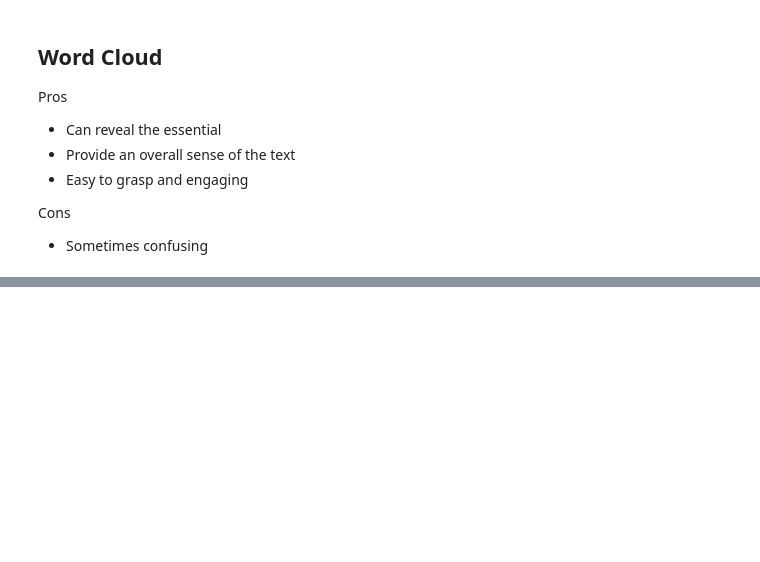
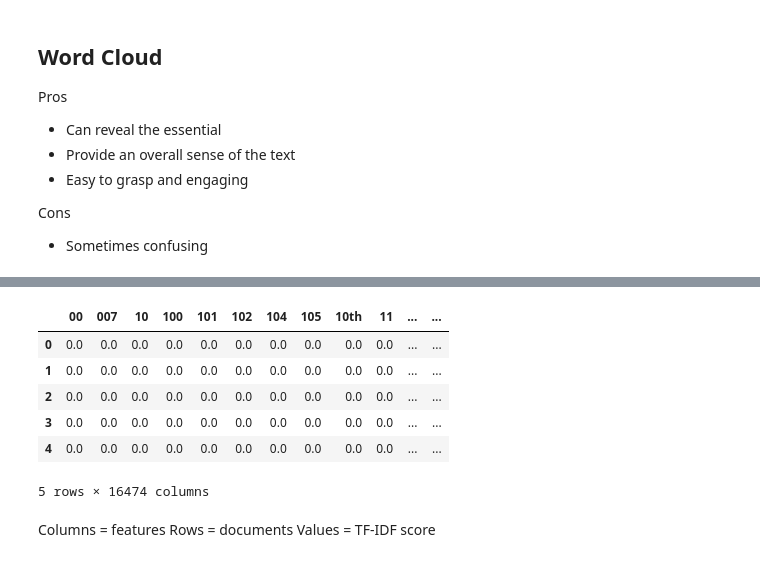
Before and after one commit to mathewsrc/-Natural-Language-Processing-in-Python, a Jupyter notebook: Sentiment_Analysis.ipynb, the cells around one changed output, grey strips where cells are left out. Cells and saved outputs as stored; diff of their text form; code cells hidden in the pictures; blank space fills up the shorter version.

```diff
--- a/Sentiment_Analysis.ipynb
+++ b/Sentiment_Analysis.ipynb
@@ -167,0 +314,22 @@ plt.show()
+# %%
+from sklearn.feature_extraction.text import TfidfVectorizer
+
+vect = TfidfVectorizer()
+
+# Fit and transform text into a sparse-matrix (matrix with mostly zero values, storing only non zero values)
+vect.fit(training_pl["text"].to_numpy())
+sparse_matrix = vect.transform(training_pl["text"].to_numpy())
+
+pd.DataFrame(sparse_matrix.toarray(), columns=vect.get_feature_names_out()).head(5)
+# %% [output]
+|  | 00 | 007 | 10 | 100 | 101 | 102 | 104 | 105 | 10th | 11 | ... | ... |
+| 0 | 0.0 | 0.0 | 0.0 | 0.0 | 0.0 | 0.0 | 0.0 | 0.0 | 0.0 | 0.0 | ... | ... |
+| 1 | 0.0 | 0.0 | 0.0 | 0.0 | 0.0 | 0.0 | 0.0 | 0.0 | 0.0 | 0.0 | ... | ... |
+| 2 | 0.0 | 0.0 | 0.0 | 0.0 | 0.0 | 0.0 | 0.0 | 0.0 | 0.0 | 0.0 | ... | ... |
+| 3 | 0.0 | 0.0 | 0.0 | 0.0 | 0.0 | 0.0 | 0.0 | 0.0 | 0.0 | 0.0 | ... | ... |
+| 4 | 0.0 | 0.0 | 0.0 | 0.0 | 0.0 | 0.0 | 0.0 | 0.0 | 0.0 | 0.0 | ... | ... |
+5 rows × 16474 columns
+# %% [markdown]
+Columns = features
+Rows = documents
+Values = TF-IDF score
```
Also changed, not shown: parts of 22 cells of this notebook.
